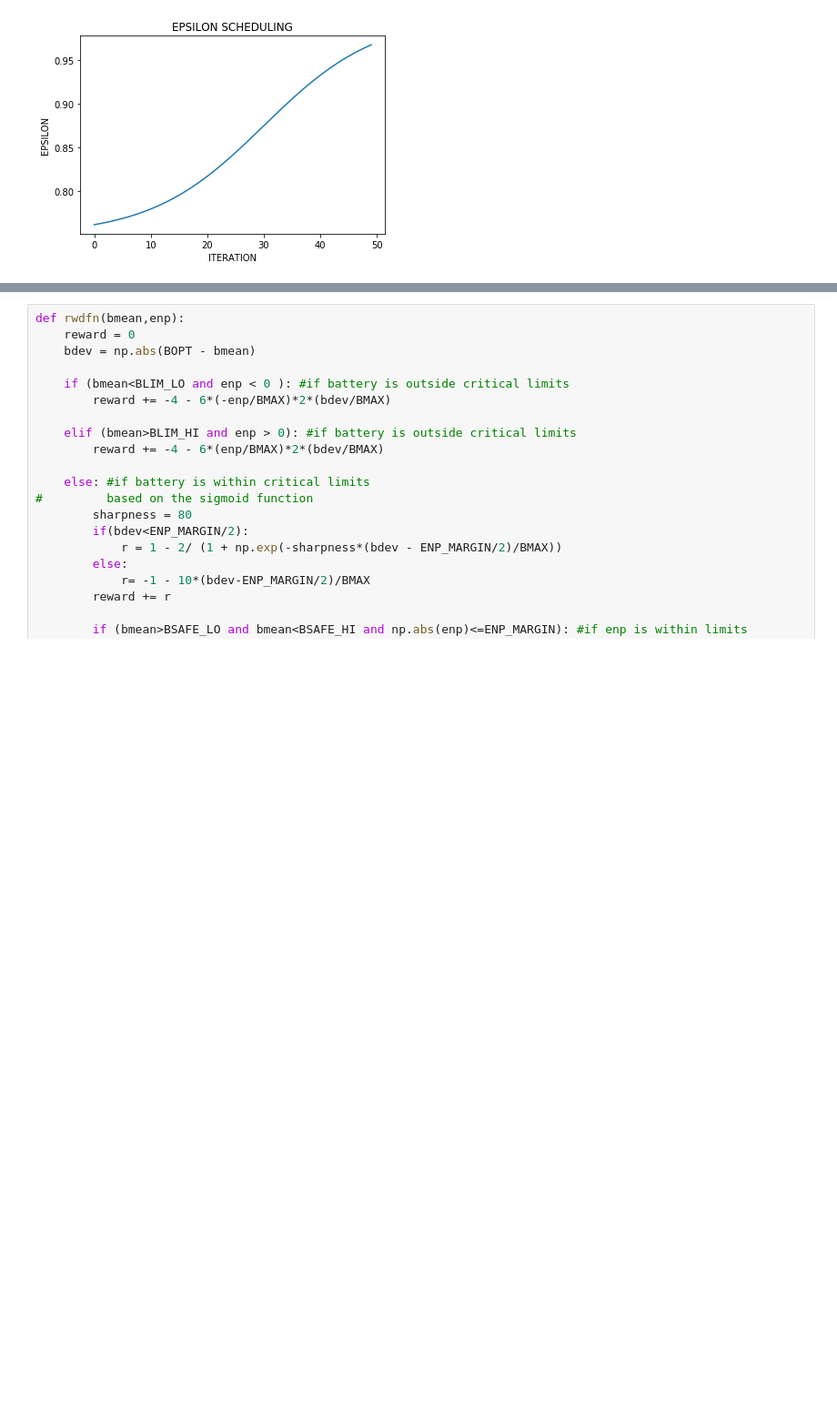
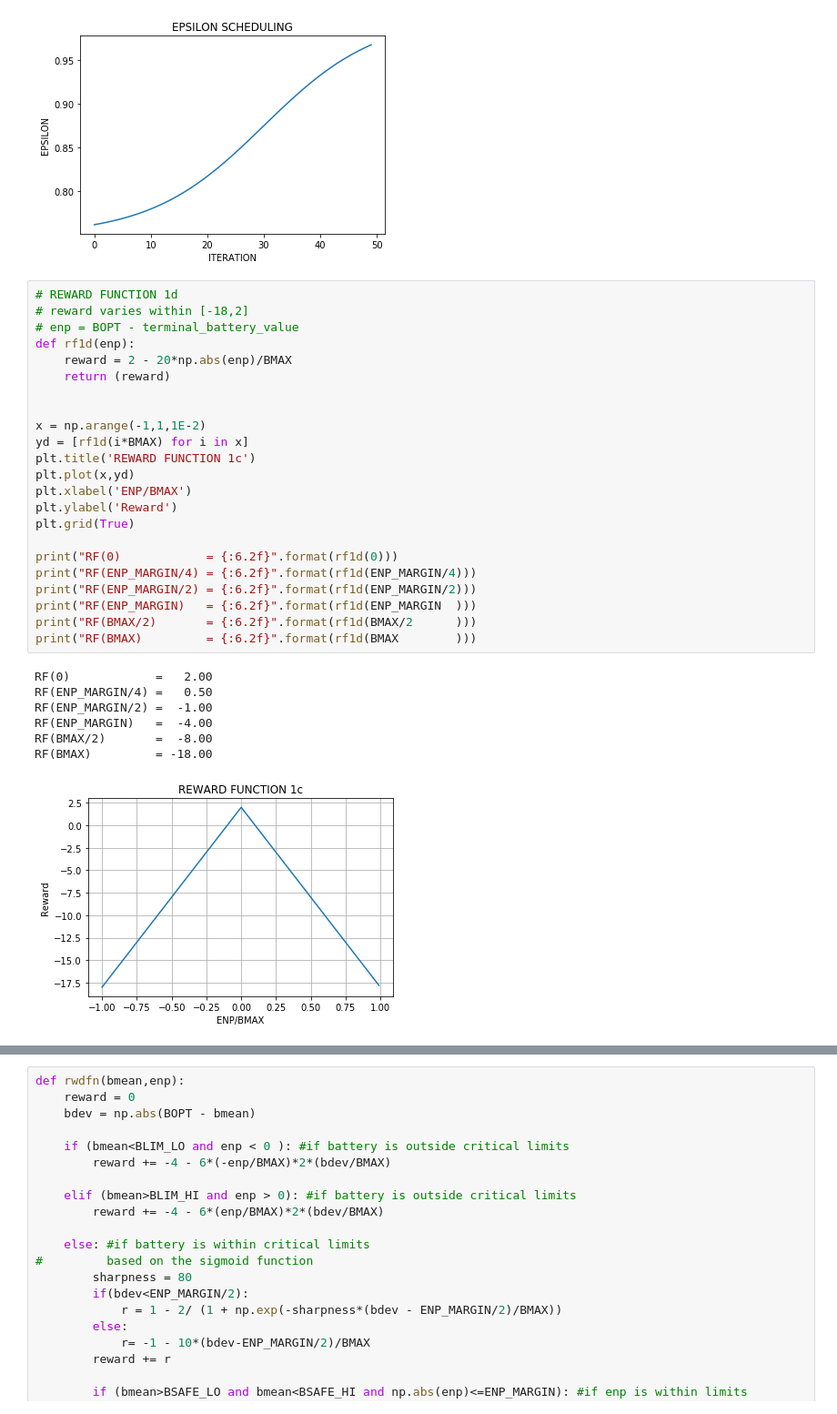
Before and after one commit to 5mali/no_spark, a Jupyter notebook: Graphs.ipynb, the cells around one changed output, grey strips where cells are left out. Shown at 91% size. Saved outputs shown, nothing was run; the diff lists cells and outputs as text; blank space fills up the shorter version.

```diff
--- a/Graphs.ipynb
+++ b/Graphs.ipynb
@@ -312,3 +312,34 @@ EPSILON at ITERATION# 40 =  0.933
 EPSILON at ITERATION# 49 =  0.967
 [<matplotlib.lines.Line2D at 0x...>]
 [figure]
+# %%
+# REWARD FUNCTION 1d
+# reward varies within [-18,2]
+# enp = BOPT - terminal_battery_value
+def rf1d(enp):
+    reward = 2 - 20*np.abs(enp)/BMAX
+    return (reward)
+
+
+x = np.arange(-1,1,1E-2)
+yd = [rf1d(i*BMAX) for i in x]
+plt.title('REWARD FUNCTION 1c')
+plt.plot(x,yd)
+plt.xlabel('ENP/BMAX')
+plt.ylabel('Reward')
+plt.grid(True)
+
+print("RF(0)            = {:6.2f}".format(rf1d(0)))
+print("RF(ENP_MARGIN/4) = {:6.2f}".format(rf1d(ENP_MARGIN/4)))
+print("RF(ENP_MARGIN/2) = {:6.2f}".format(rf1d(ENP_MARGIN/2)))
+print("RF(ENP_MARGIN)   = {:6.2f}".format(rf1d(ENP_MARGIN  )))
+print("RF(BMAX/2)       = {:6.2f}".format(rf1d(BMAX/2      )))
+print("RF(BMAX)         = {:6.2f}".format(rf1d(BMAX        )))
+# %% [output]
+RF(0)            =   2.00
+RF(ENP_MARGIN/4) =   0.50
+RF(ENP_MARGIN/2) =  -1.00
+RF(ENP_MARGIN)   =  -4.00
+RF(BMAX/2)       =  -8.00
+RF(BMAX)         = -18.00
+[figure, added]
```
Also changed, not shown: parts of 9 cells of this notebook, 3 other files.
